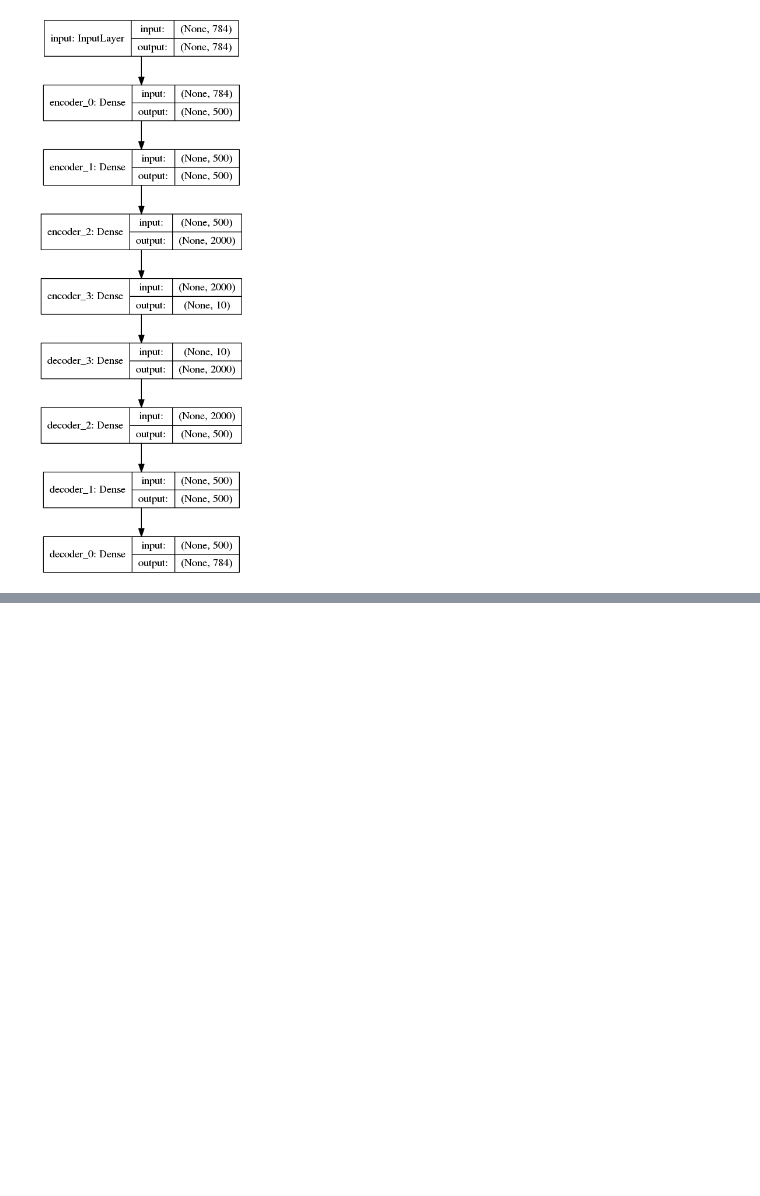
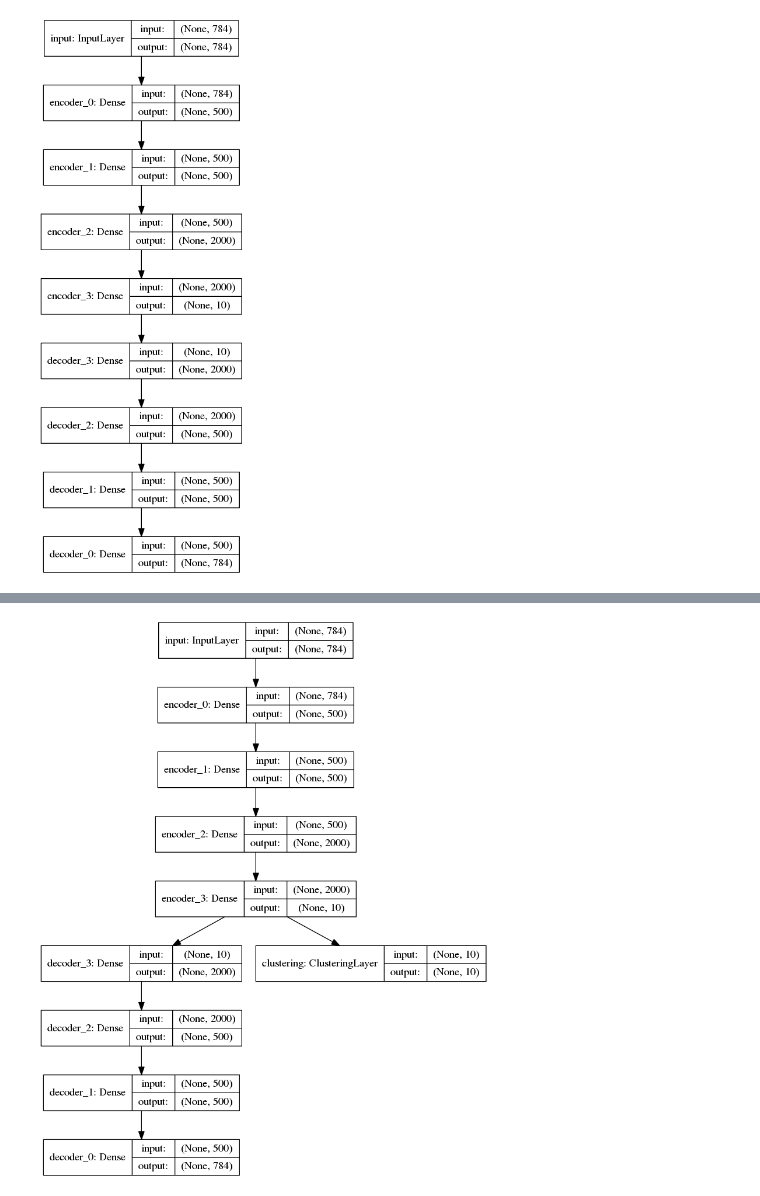
Before and after one commit to yinlin-testai/Clustering, a Jupyter notebook: Image_Clustering/encoder_1.ipynb, the cells around one changed output, grey strips where cells are left out. Cells and saved outputs as stored; diff of their text form; code cells hidden in the pictures; blank space fills up the shorter version.

```diff
--- a/Image_Clustering/encoder_1.ipynb
+++ b/Image_Clustering/encoder_1.ipynb
@@ -124,0 +498,26 @@ Hint: If you want to see a list of allocated tensors when OOM happens, add repor
+# %%
+for ite in range(int(maxiter)):
+    if ite % update_interval == 0:
+        q, _  = model.predict(x, verbose=0)
+        p = target_distribution(q)  # update the auxiliary target distribution p
+
+        # evaluate the clustering performance
+        y_pred = q.argmax(1)
+        if y is not None:
+            nmi = np.round(metrics.adjusted_mutual_info_score(y, y_pred), 5)
+            ari = np.round(metrics.adjusted_rand_score(y, y_pred), 5)
+            loss = np.round(loss, 5)
+            print('Iter %d: nmi = %.5f, ari = %.5f' % (ite,nmi, ari), ' ; loss=', loss)
+
+        # check stop criterion
+        delta_label = np.sum(y_pred != y_pred_last).astype(np.float32) / y_pred.shape[0]
+        y_pred_last = np.copy(y_pred)
+        if ite > 0 and delta_label < tol:
+            print('delta_label ', delta_label, '< tol ', tol)
+            print('Reached tolerance threshold. Stopping training.')
+            break
+    idx = index_array[index * batch_size: min((index+1) * batch_size, x.shape[0])]
+    loss = model.train_on_batch(x=x[idx], y=[p[idx], x[idx]])
+    index = index + 1 if (index + 1) * batch_size <= x.shape[0] else 0
+
+model.save_weights(save_dir + '/conv_b_DEC_model_final.h5')
@@ -124,0 +542,13 @@ Hint: If you want to see a list of allocated tensors when OOM happens, add repor
+# %%
+model.load_weights(save_dir + '/conv_b_DEC_model_final.h5')
+# Eval.
+q, _ = model.predict(x, verbose=0)
+p = target_distribution(q)  # update the auxiliary target distribution p
+
+# evaluate the clustering performance
+y_pred = q.argmax(1)
+if y is not None:
+    nmi = np.round(metrics.adjusted_mutual_info_score(y, y_pred), 5)
+    ari = np.round(metrics.adjusted_rand_score(y, y_pred), 5)
+    loss = np.round(loss, 5)
+    print('nmi = %.5f, ari = %.5f' % (nmi, ari), ' ; loss=', loss)
@@ -124,0 +613,8 @@ Hint: If you want to see a list of allocated tensors when OOM happens, add repor
+# %%
+
+from keras.utils import plot_model
+plot_model(model, to_file='model.png', show_shapes=True)
+from IPython.display import Image
+Image(filename='model.png')
+# %% [output]
+[figure, added]
```
Also changed, not shown: parts of 39 cells of this notebook, 2 other files.
